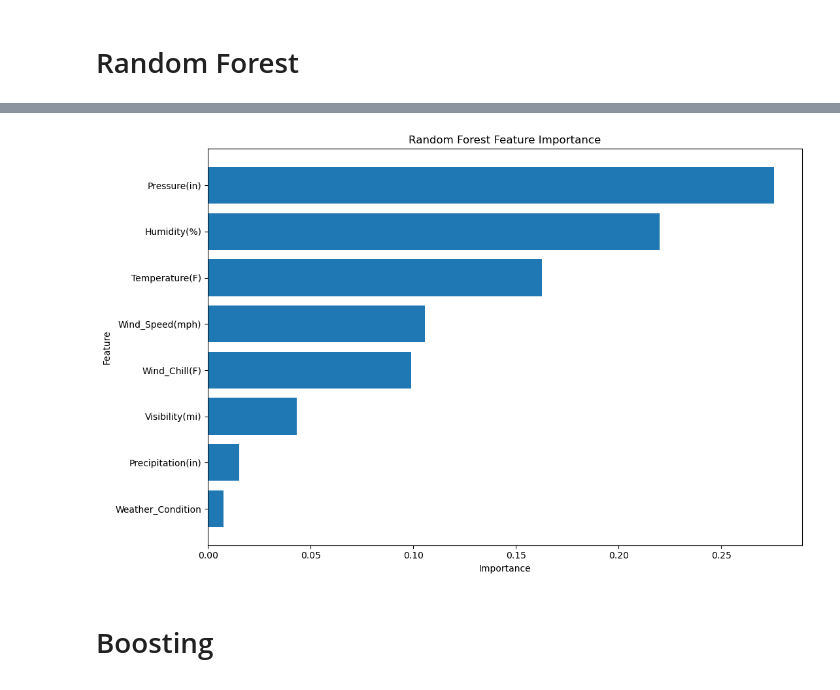
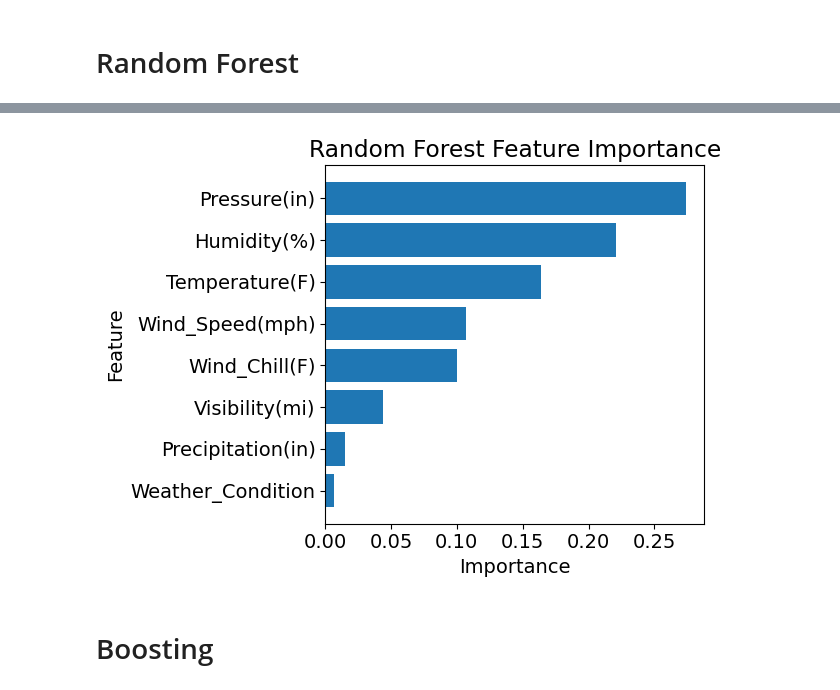
Before and after one commit to fletchmur/car-accidents, a Jupyter notebook: weather_stuff.ipynb, the cells around one changed output, grey strips where cells are left out. Saved outputs shown, nothing was run; the diff lists cells and outputs as text; code cells hidden in the pictures.

```diff
--- a/weather_stuff.ipynb
+++ b/weather_stuff.ipynb
@@ -69,18 +70,19 @@ Worst Features [(np.float64(0.0007951918521700089), 'Wind_Direction_Variable'),
 # %%
 importances = rf.feature_importances_
 k = len(importances) // 4
 indices = np.argsort(importances)[-k:]
 
-plt.figure(figsize=(11, 7))
+# plt.figure(figsize=(11, 7))
+# plt.rcParams['font.size'] = 14
 plt.barh(range(len(indices)), importances[indices])
 plt.yticks(range(len(indices)), feature_names[indices])
 plt.title('Random Forest Feature Importance')
 plt.xlabel('Importance')
 plt.ylabel('Feature')
 plt.tight_layout()
 plt.savefig('figures/rf_feature_importance')
 # %% [output]
-[figure, old version]
+[figure, new version]
 # %%
 # # Decide what values of max_depth and max_features to search over
 # max_depths = [1, 2, 3, 4, 5, 6, 7, 8, 9, 10, 11]
```
Also changed, not shown: parts of 4 cells of this notebook.
